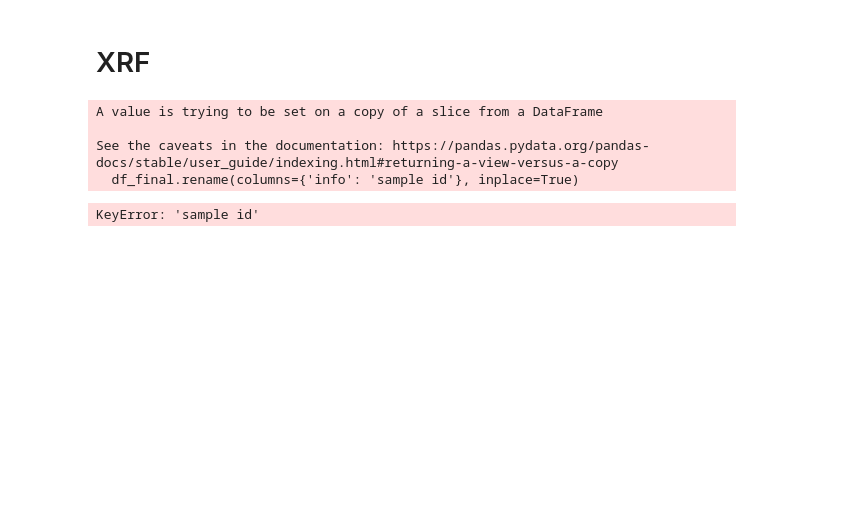
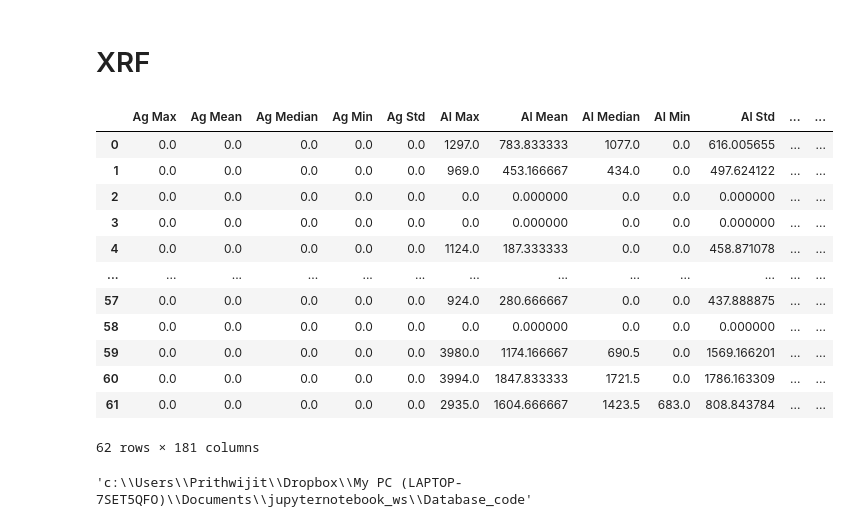
Before and after one commit to CAGEOlabs/CAGEO-Integrated-database, a Jupyter notebook: data_processing.ipynb, the cells around one changed output. Cells and saved outputs as stored; diff of their text form; code cells hidden in the pictures; blank space fills up the shorter version.

```diff
--- a/data_processing.ipynb
+++ b/data_processing.ipynb
@@ -258,6 +338,9 @@ os.getcwd()
 os.chdir(os.path.normpath(os.getcwd() + os.sep + os.pardir))
 # %% [markdown]
 # XRF
+# %%
+def extract_last_four_digits(number):
+    return float(number[-4:])
 # %%
 def xrf(drillhole):
 
@@ -270,10 +353,16 @@ def xrf(drillhole):
             os.chdir(dir)
             file = glob.glob('*.csv')
             try:
-                df_xrf = pd.read_csv(file[len(file)-1],sep=',')
+                df_xrf = pd.read_csv(file[len(file)-1],skiprows=1)
+                info = df_xrf['info']
+            except KeyError:
+                df_xrf = pd.read_csv(file[len(file)-1])
                 info = df_xrf['info']
             except KeyError:
                 df_xrf = pd.read_csv(file[len(file)-1],sep=';')
+                info = df_xrf['info']
+            except KeyError:
+                df_xrf = pd.read_csv(file[len(file)-1],sep=',')
                 info = df_xrf['info']
 
 
@@ -317,13 +406,17 @@ def xrf(drillhole):
         new_df = new_df.drop(new_df2,axis=1)
         new_df = new_df.replace('<LOD','0.0')
         new_df = new_df.replace('na',np.NaN)
+        new_df = new_df.replace('de',np.NaN)
 
-        new_df = new_df.apply(np.float64)
-        new_df1 = new_df.groupby(['info'])[['Mg Concentration','Al Concentration','Si Concentration','P Concentration','S Concentration','K Concentration','Ca Concentration','Ti Concentration','V Concentration','Cr Concentration','Mn Concentration','Fe Concentration','Mg Concentration','Co Concentration','Ni Concentration','Cu Concentration','Zn Concentration','As Concentration','Se Concentration','Rb Concentration','Sr Concentration','Y Concentration','Zr Concentration','Nb Concentration','Mo Concentration','Ag Concentration','Cd Concentration','Sn Concentration','Sb Concentration','W Concentration','Au Concentration','Hg Concentration','Pb Concentration','Bi Concentration','Th Concentration','U Concentration','LE Concentration']].mean().reset_index()
-        new_df2 = new_df.groupby(['info'])[['Mg Concentration','Al Concentration','Si Concentration','P Concentration','S Concentration','K Concentration','Ca Concentration','Ti Concentration','V Concentration','Cr Concentration','Mn Concentration','Fe Concentration','Mg Concentration','Co Concentration','Ni Concentration','Cu Concentration','Zn Concentration','As Concentration','Se Concentration','Rb Concentration','Sr Concentration','Y Concentration','Zr Concentration','Nb Concentration','Mo Concentration','Ag Concentration','Cd Concentration','Sn Concentration','Sb Concentration','W Concentration','Au Concentration','Hg Concentration','Pb Concentration','Bi Concentration','Th Concentration','U Concentration','LE Concentration']].std().reset_index()
-        new_df3 = new_df.groupby(['info'])[['Mg Concentration','Al Concentration','Si Concentration','P Concentration','S Concentration','K Concentration','Ca Concentration','Ti Concentration','V Concentration','Cr Concentration','Mn Concentration','Fe Concentration','Mg Concentration','Co Concentration','Ni Concentration','Cu Concentration','Zn Concentration','As Concentration','Se Concentration','Rb Concentration','Sr Concentration','Y Concentration','Zr Concentration','Nb Concentration','Mo Concentration','Ag Concentration','Cd Concentration','Sn Concentration','Sb Concentration','W Concentration','Au Concentration','Hg Concentration','Pb Concentration','Bi Concentration','Th Concentration','U Concentration','LE Concentration']].median().reset_index()
-        new_df4 = new_df.groupby(['info'])[['Mg Concentration','Al Concentration','Si Concentration','P Concentration','S Concentration','K Concentration','Ca Concentration','Ti Concentration','V Concentration','Cr Concentration','Mn Concentration','Fe Concentration','Mg Concentration','Co Concentration','Ni Concentration','Cu Concentration','Zn Concentration','As Concentration','Se Concentration','Rb Concentration','Sr Concentration','Y Concentration','Zr Concentration','Nb Concentration','Mo Concentration','Ag Concentration','Cd Concentration','Sn Concentration','Sb Concentration','W Concentration','Au Concentration','Hg Concentration','Pb Concentration','Bi Concentration','Th Concentration','U Concentration','LE Concentration']].max().reset_index()
-        new_df5 = new_df.groupby(['info'])[['Mg Concentration','Al Concentration','Si Concentration','P Concentration','S Concentration','K Concentration','Ca Concentration','Ti Concentration','V Concentration','Cr Concentration','Mn Concentration','Fe Concentration','Mg Concentration','Co Concentration','Ni Concentration','Cu Concentration','Zn Concentration','As Concentration','Se Concentration','Rb Concentration','Sr Concentration','Y Concentration','Zr Concentration','Nb Concentration','Mo Concentration','Ag Concentration','Cd Concentration','Sn Concentration','Sb Concentration','W Concentration','Au Concentration','Hg Concentration','Pb Concentration','Bi Concentration','Th Concentration','U Concentration','LE Concentration']].min().reset_index()
+
+        new_df = pd.concat([new_df.iloc[:, :-1].apply(np.float64),new_df['info']],axis=1)
+        new_df['temp_info'] = new_df['info'].apply(extract_last_four_digits)
+
+        new_df1 = new_df.groupby(['temp_info'])[['Mg Concentration','Al Concentration','Si Concentration','P Concentration','S Concentration','K Concentration','Ca Concentration','Ti Concentration','V Concentration','Cr Concentration','Mn Concentration','Fe Concentration','Mg Concentration','Co Concentration','Ni Concentration','Cu Concentration','Zn Concentration','As Concentration','Se Concentration','Rb Concentration','Sr Concentration','Y Concentration','Zr Concentration','Nb Concentration','Mo Concentration','Ag Concentration','Cd Concentration','Sn Concentration','Sb Concentration','W Concentration','Au Concentration','Hg Concentration','Pb Concentration','Bi Concentration','Th Concentration','U Concentration','LE Concentration']].mean().reset_index()
+        new_df2 = new_df.groupby(['temp_info'])[['Mg Concentration','Al Concentration','Si Concentration','P Concentration','S Concentration','K Concentration','Ca Concentration','Ti Concentration','V Concentration','Cr Concentration','Mn Concentration','Fe Concentration','Mg Concentration','Co Concentration','Ni Concentration','Cu Concentration','Zn Concentration','As Concentration','Se Concentration','Rb Concentration','Sr Concentration','Y Concentration','Zr Concentration','Nb Concentration','Mo Concentration','Ag Concentration','Cd Concentration','Sn Concentration','Sb Concentration','W Concentration','Au Concentration','Hg Concentration','Pb Concentration','Bi Concentration','Th Concentration','U Concentration','LE Concentration']].std().reset_index()
+        new_df3 = new_df.groupby(['temp_info'])[['Mg Concentration','Al Concentration','Si Concentration','P Concentration','S Concentration','K Concentration','Ca Concentration','Ti Concentration','V Concentration','Cr Concentration','Mn Concentration','Fe Concentration','Mg Concentration','Co Concentration','Ni Concentration','Cu Concentration','Zn Concentration','As Concentration','Se Concentration','Rb Concentration','Sr Concentration','Y Concentration','Zr Concentration','Nb Concentration','Mo Concentration','Ag Concentration','Cd Concentration','Sn Concentration','Sb Concentration','W Concentration','Au Concentration','Hg Concentration','Pb Concentration','Bi Concentration','Th Concentration','U Concentration','LE Concentration']].median().reset_index()
+        new_df4 = new_df.groupby(['temp_info'])[['Mg Concentration','Al Concentration','Si Concentration','P Concentration','S Concentration','K Concentration','Ca Concentration','Ti Concentration','V Concentration','Cr Concentration','Mn Concentration','Fe Concentration','Mg Concentration','Co Concentration','Ni Concentration','Cu Concentration','Zn Concentration','As Concentration','Se Concentration','Rb Concentration','Sr Concentration','Y Concentration','Zr Concentration','Nb Concentration','Mo Concentration','Ag Concentration','Cd Concentration','Sn Concentration','Sb Concentration','W Concentration','Au Concentration','Hg Concentration','Pb Concentration','Bi Concentration','Th Concentration','U Concentration','LE Concentration']].max().reset_index()
+        new_df5 = new_df.groupby(['temp_info'])[['Mg Concentration','Al Concentration','Si Concentration','P Concentration','S Concentration','K Concentration','Ca Concentration','Ti Concentration','V Concentration','Cr Concentration','Mn Concentration','Fe Concentration','Mg Concentration','Co Concentration','Ni Concentration','Cu Concentration','Zn Concentration','As Concentration','Se Concentration','Rb Concentration','Sr Concentration','Y Concentration','Zr Concentration','Nb Concentration','Mo Concentration','Ag Concentration','Cd Concentration','Sn Concentration','Sb Concentration','W Concentration','Au Concentration','Hg Concentration','Pb Concentration','Bi Concentration','Th Concentration','U Concentration','LE Concentration']].min().reset_index()
         new_df1.columns = new_df1.columns.str.replace('Concentration', 'Mean')
         # new_df1.columns = new_df1.replace('Concentration', 'Mean')
         new_df2.columns = new_df2.columns.str.replace('Concentration', 'Std')
@@ -332,18 +425,13 @@ def xrf(drillhole):
         new_df5.columns = new_df5.columns.str.replace('Concentration', 'Min')
         new_df6 = pd.concat([new_df1,new_df2,new_df3,new_df4,new_df5],axis=1)
         new_df7 = new_df6.sort_index(axis=1)
-        new_df7 = new_df7.iloc[:, :-4]
+        new_df7 = new_df7.loc[:, ~new_df7.columns.duplicated()]
+        new_df7 = new_df7.iloc[:, :-1]
+        new_df7['info']=np.unique(sampleid_list)
         df_final = new_df7
-        df_final = df_final.loc[:, ~df_final.columns.duplicated()]
+
         df_final.rename(columns={'info': 'sample id'}, inplace=True)
 
         os.chdir(os.path.normpath(os.getcwd() + os.sep + os.pardir+ os.sep + os.pardir))
 
         return df_final
-# %%
-d = xrf('TC-2638-088')
-# %% [output]
-A value is trying to be set on a copy of a slice from a DataFrame
-
-See the caveats in the documentation: https://pandas.pydata.org/pandas-docs/stable/user_guide/indexing.html#returning-a-view-versus-a-copy
-  df_final.rename(columns={'info': 'sample id'}, inplace=True)
@@ -352,4 +438,22 @@ d = d.drop(['sample id'], axis=1)
-# %%
-d['sample id']
-# %% [output]
-KeyError: 'sample id'
+# %%
+df1 = xrf('campaign03')
+# %%
+df1
+# %% [output]
+|  | Ag Max | Ag Mean | Ag Median | Ag Min | Ag Std | Al Max | Al Mean | Al Median | Al Min | Al Std | ... | ... |
+| 0 | 0.0 | 0.0 | 0.0 | 0.0 | 0.0 | 1297.0 | 783.833333 | 1077.0 | 0.0 | 616.005655 | ... | ... |
+| 1 | 0.0 | 0.0 | 0.0 | 0.0 | 0.0 | 969.0 | 453.166667 | 434.0 | 0.0 | 497.624122 | ... | ... |
+| 2 | 0.0 | 0.0 | 0.0 | 0.0 | 0.0 | 0.0 | 0.000000 | 0.0 | 0.0 | 0.000000 | ... | ... |
+| 3 | 0.0 | 0.0 | 0.0 | 0.0 | 0.0 | 0.0 | 0.000000 | 0.0 | 0.0 | 0.000000 | ... | ... |
+| 4 | 0.0 | 0.0 | 0.0 | 0.0 | 0.0 | 1124.0 | 187.333333 | 0.0 | 0.0 | 458.871078 | ... | ... |
+| ... | ... | ... | ... | ... | ... | ... | ... | ... | ... | ... | ... | ... |
+| 57 | 0.0 | 0.0 | 0.0 | 0.0 | 0.0 | 924.0 | 280.666667 | 0.0 | 0.0 | 437.888875 | ... | ... |
+| 58 | 0.0 | 0.0 | 0.0 | 0.0 | 0.0 | 0.0 | 0.000000 | 0.0 | 0.0 | 0.000000 | ... | ... |
+| 59 | 0.0 | 0.0 | 0.0 | 0.0 | 0.0 | 3980.0 | 1174.166667 | 690.5 | 0.0 | 1569.166201 | ... | ... |
+| 60 | 0.0 | 0.0 | 0.0 | 0.0 | 0.0 | 3994.0 | 1847.833333 | 1721.5 | 0.0 | 1786.163309 | ... | ... |
+| 61 | 0.0 | 0.0 | 0.0 | 0.0 | 0.0 | 2935.0 | 1604.666667 | 1423.5 | 683.0 | 808.843784 | ... | ... |
+62 rows × 181 columns
+# %%
+os.getcwd()
+# %% [output]
+'c:\\Users\\Prithwijit\\Dropbox\\My PC (LAPTOP-7SET5QFO)\\Documents\\jupyternotebook_ws\\Database_code'
```
Also changed, not shown: parts of 15 cells of this notebook, 3 other files.
